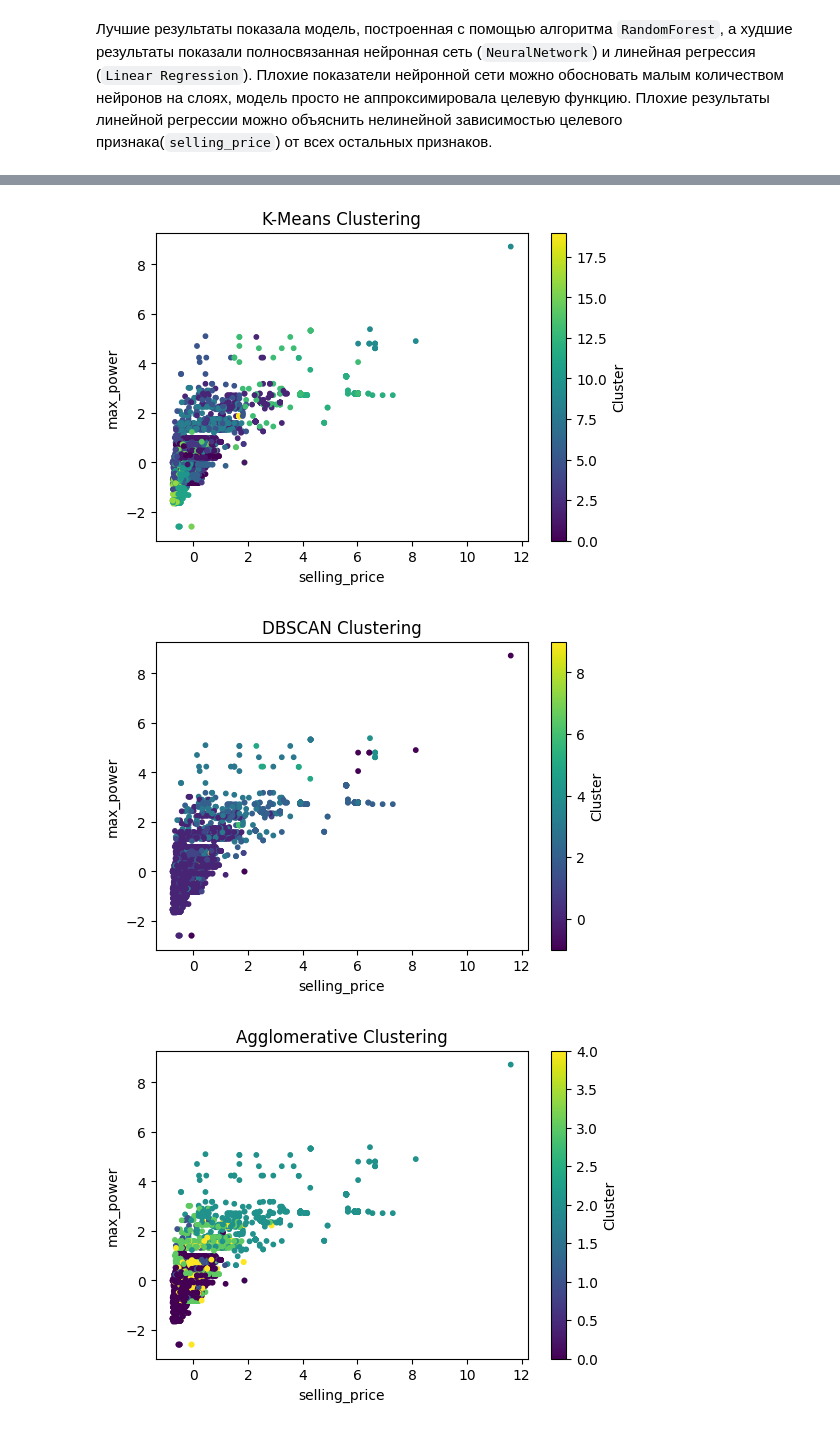
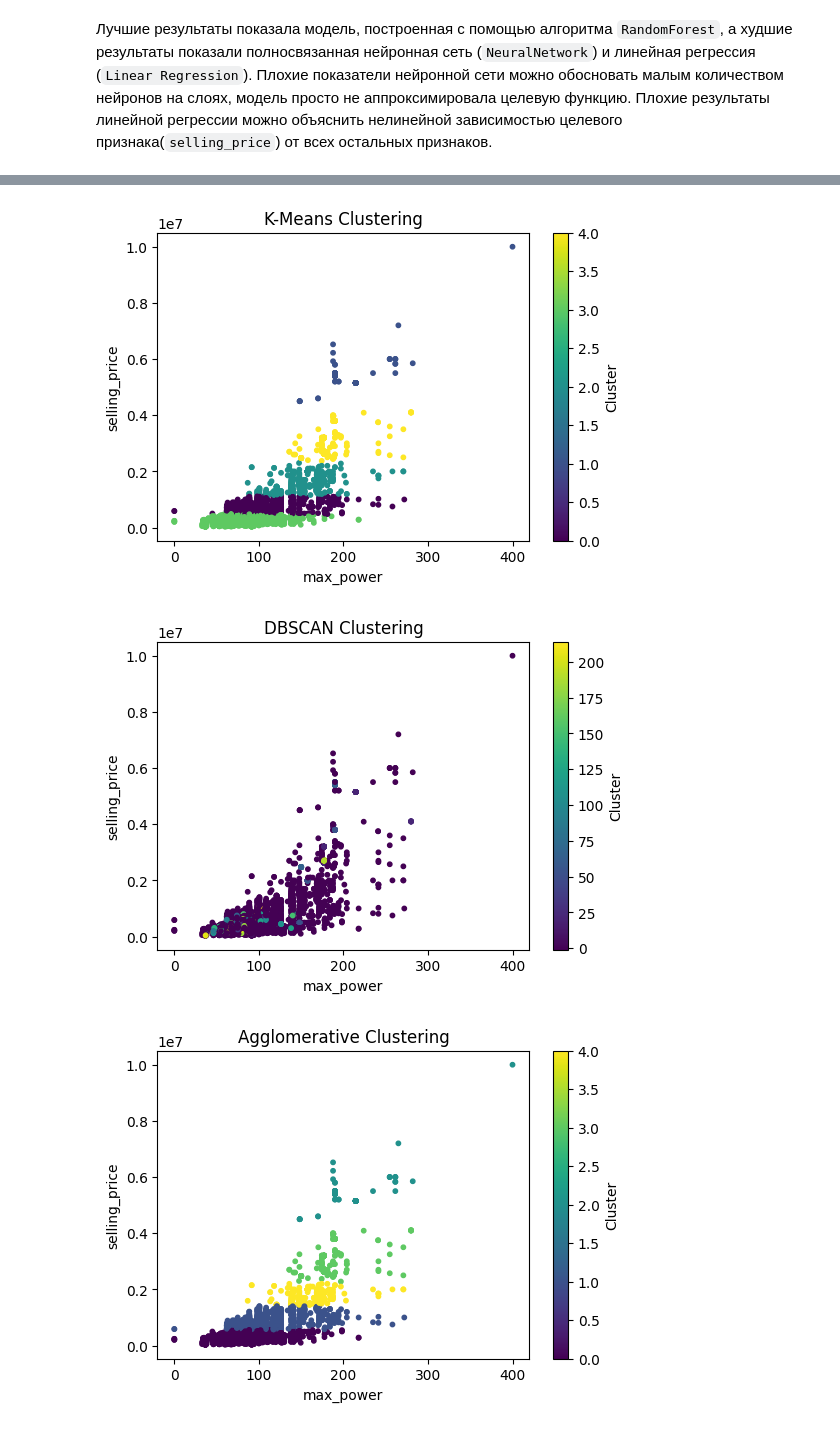
Before and after one commit to ismukhin/ml-course, a Jupyter notebook: regression_car_price.ipynb, the cells around one changed output, grey strips where cells are left out. Saved outputs shown, nothing was run; the diff lists cells and outputs as text; code cells hidden in the pictures.

```diff
--- a/regression_car_price.ipynb
+++ b/regression_car_price.ipynb
@@ -459,9 +448,9 @@ dummies = pd.DataFrame(enc.transform(XX[['fuel', 'seller_type', 'transmission',
 
 XX = pd.concat((XX, dummies), axis=1).drop(['fuel', 'seller_type', 'transmission', 'owner'], axis=1)
 
-scaler = StandardScaler()
-scaler.fit(XX)
-XX= pd.DataFrame(scaler.transform(XX), columns=XX.columns, index=XX.index)
+#scaler = StandardScaler()
+#scaler.fit(XX)
+XX= pd.DataFrame(XX, columns=XX.columns, index=XX.index)
 # %%
 import pandas as pd
 import numpy as np
@@ -473,7 +462,7 @@ data = XX
 
 naive_results = {}
 algorithms = {
-    "K-Means": KMeans(n_clusters=20, random_state=42),
+    "K-Means": KMeans(n_clusters=5, random_state=42),
     "DBSCAN": DBSCAN(eps=1.5, min_samples=5),
     "Agglomerative": AgglomerativeClustering(n_clusters=5),
     "BIRCH": Birch(n_clusters=5, threshold=0.5),
@@ -529,8 +518,8 @@ for name, model in algorithms.items():
     plt.scatter(data_normalized_only[:, 0], data_normalized_only[:, 1], c=labels, cmap="viridis", s=10)
     plt.title(f"{name} Clustering (Normalized Data)")
     plt.colorbar(label="Cluster")
-    plt.xlabel("Feature 1 (Normalized)")
-    plt.ylabel("Feature 2 (Normalized)")
+    plt.xlabel("Year (Normalized)")
+    plt.ylabel("Selling price (Normalized)")
     plt.show()
 
 for method, scores in normalized_results.items():
@@ -557,32 +546,31 @@ BIRCH (Normalized Data):
 # %%
 correlations = data.corr()["selling_price"].sort_values(ascending=False)
 selected_features = correlations[correlations.abs() > 0.3].index
 data_selected = data[selected_features]
 
 scaler = StandardScaler()
 data_normalized = scaler.fit_transform(data_selected)
-
 no_low_corr_results = {}
 
 for name, model in algorithms.items():
-    labels = model.fit_predict(data_normalized)
-    silhouette = silhouette_score(data_normalized, labels) if len(np.unique(labels)) > 1 else np.nan
+    labels = model.fit_predict(data_selected)
+    silhouette = silhouette_score(data_selected, labels) if len(np.unique(labels)) > 1 else np.nan
     ari = adjusted_rand_score(data["selling_price"], labels)
     no_low_corr_results[name] = {"Silhouette Score": silhouette, "Adjusted Rand Index": ari}
 
     plt.figure(figsize=(6, 4))
-    plt.scatter(data_normalized[:, 0], data_normalized[:, 1], c=labels, cmap="viridis", s=10)
+    plt.scatter(data_selected['max_power'], data_selected['selling_price'], c=labels, cmap="viridis", s=10)
     plt.title(f"{name} Clustering")
     plt.colorbar(label="Cluster")
-    plt.xlabel(selected_features[0])
-    plt.ylabel(selected_features[1])
+    plt.xlabel(selected_features[1])
+    plt.ylabel(selected_features[0])
     plt.show()
 
 for method, scores in no_low_corr_results.items():
     print(f"{method}:")
     for metric, value in scores.items():
         print(f"  {metric}: {value:.2f}")
 # %% [output]
-[figure, old version]
+[figure, new version]
-[figure, old version]
+[figure, new version]
-[figure, old version]
+[figure, new version]
```
Also changed, not shown: parts of 24 cells of this notebook.
